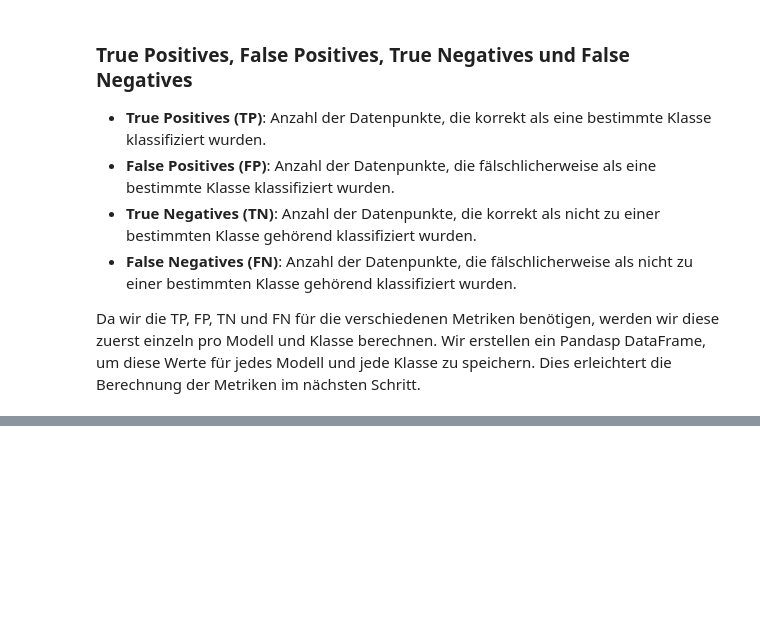
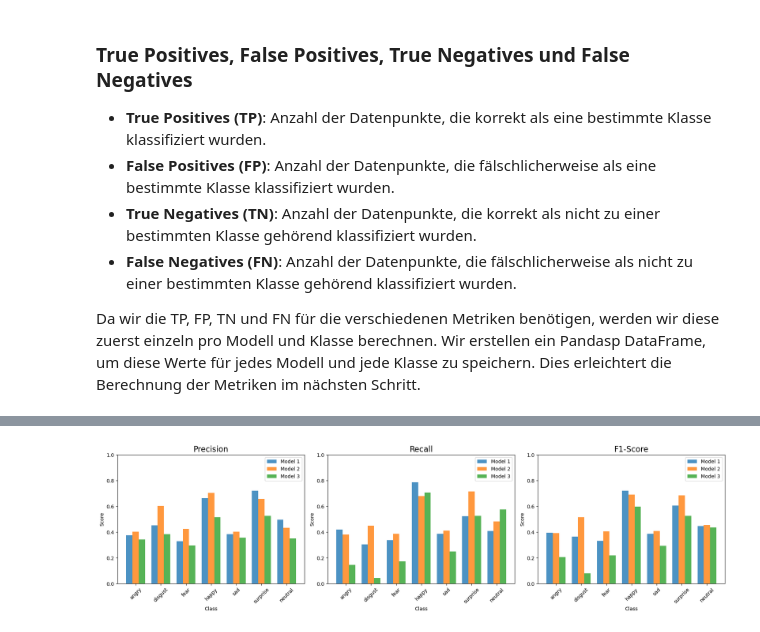
Before and after one commit to RouLee/praktikum_II_EF, a Jupyter notebook: 09_evaluation_FER_models_ML.ipynb, the cells around one changed output, grey strips where cells are left out. Drawn from its saved outputs; the diff is of its cells as text; code cells hidden in the pictures; blank space fills up the shorter version.

```diff
--- a/09_evaluation_FER_models_ML.ipynb
+++ b/09_evaluation_FER_models_ML.ipynb
@@ -140,3 +141,5 @@ test_images_tensors = test_images.float() / 255.0
 model_1_predictions = model_1(test_images_tensors)
 model_2_predictions = model_2(test_images_tensors)
 model_3_predictions = model_3(test_images_tensors)
+
+list_of_predictions = [model_1_predictions, model_2_predictions, model_3_predictions]
@@ -170,0 +255,14 @@ Die Precision sagt uns, wie viele der Datenpunkte, die als eine bestimmte Klasse
+# %%
+df_metrics = pd.DataFrame(columns=["Model", "Class", "Precision", "Recall", "F1-Score"])
+
+for model_index in range(len(model_metrics_list)):
+    for index, row in model_metrics_list[model_index].iterrows():
+        TP = row["TP"]
+        FP = row["FP"]
+        TN = row["TN"]
+        FN = row["FN"]
+
+        precision = TP / (TP + FP) if (TP + FP) > 0 else 0
+        recall = TP / (TP + FN) if (TP + FN) > 0 else 0
+        f1_score = 2 * (precision * recall) / (precision + recall) if (precision + recall) > 0 else 0
+        df_metrics.loc[len(df_metrics)] = [f"Model {model_index + 1}", row["Class"], precision, recall, f1_score]
@@ -170,0 +289,30 @@ Die Precision sagt uns, wie viele der Datenpunkte, die als eine bestimmte Klasse
+# %%
+#plot der Metriken
+
+fig, axs = plt.subplots(1, 3, figsize=(18, 5))
+metrics = ["Precision", "Recall", "F1-Score"]
+
+for metric_index, metric in enumerate(metrics):
+    for model_index in range(1, 4):
+        model_data = df_metrics[df_metrics["Model"] == f"Model {model_index}"]
+        axs[metric_index].bar(
+            [i + (model_index - 1) * 0.25 for i in range(7)],
+            model_data[metric].values,
+            width=0.25,
+            label=f"Model {model_index}",
+            alpha=0.8
+        )
+
+    axs[metric_index].set_title(f"{metric}")
+    axs[metric_index].title.set_fontsize(16)
+    axs[metric_index].set_ylabel("Score")
+    axs[metric_index].set_xlabel("Class")
+    axs[metric_index].set_xticks([i + 0.25 for i in range(7)])
+    axs[metric_index].set_xticklabels([reverse_label_mapping[i] for i in range(7)], rotation=45)
+    axs[metric_index].legend()
+    axs[metric_index].set_ylim([0, 1])
+
+plt.tight_layout()
+plt.show()
+# %% [output]
+[figure, added]
```
Also changed, not shown: parts of 17 cells of this notebook.
